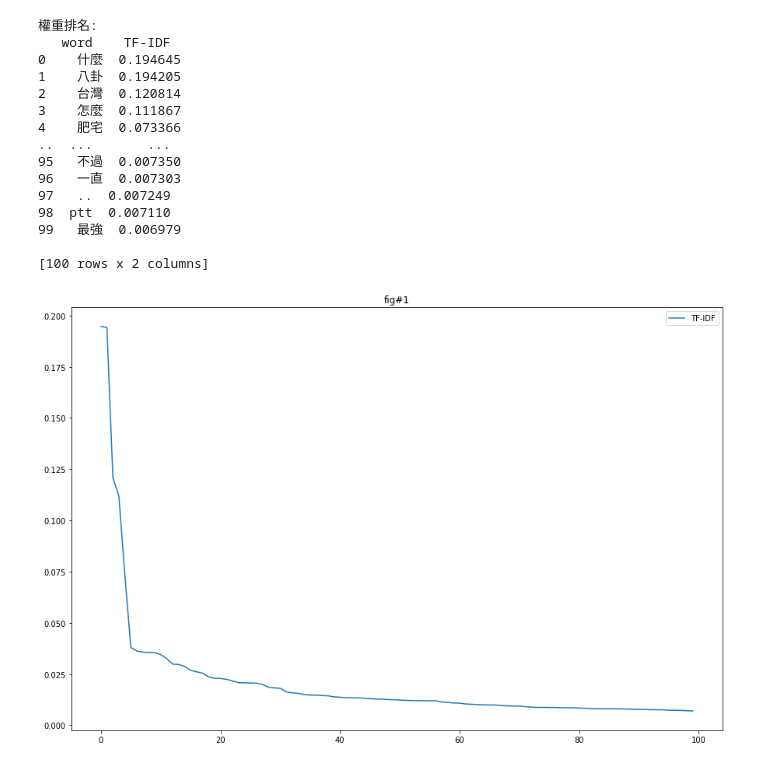
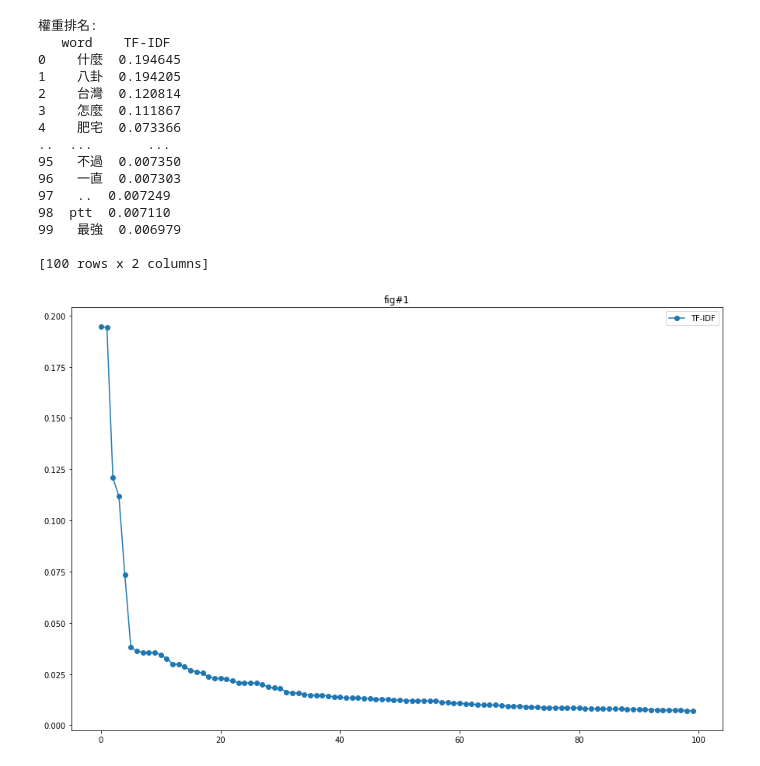
Before and after one commit to ChenChen3636/HW1, a Jupyter notebook: HW1_B0729055.ipynb, the cells around one changed output. Saved outputs shown, nothing was run; the diff lists cells and outputs as text; code cells hidden in the pictures.

```diff
--- a/HW1_B0729055.ipynb
+++ b/HW1_B0729055.ipynb
@@ -21,32 +21,33 @@ import matplotlib.pyplot as plt
 # %%
 def TF_IDF():
     op = open("hw1.txt", encoding="utf-8").read()
     tags = jieba.analyse.extract_tags(op, topK=100, withWeight=True)
     df = pd.DataFrame(tags, columns = ["word", "TF-IDF"])
     print('權重排名:')
     print(df)
     chart = df.plot( kind ='line',
                     title = 'fig#1',
+                    marker = 'o',
                     figsize = (15,10))
     plt.show()
 TF_IDF()
 # %% [output]
 權重排名:
    word    TF-IDF
 0    什麼  0.194645
 1    八卦  0.194205
 2    台灣  0.120814
 3    怎麼  0.111867
 4    肥宅  0.073366
 ..  ...       ...
 95   不過  0.007350
 96   一直  0.007303
 97   ..  0.007249
 98  ptt  0.007110
 99   最強  0.006979
 
 [100 rows x 2 columns]
-[figure, old version]
+[figure, new version]
 # %%
 def Frequency():
     Word=""
```
Also changed, not shown: parts of 1 cell of this notebook.
